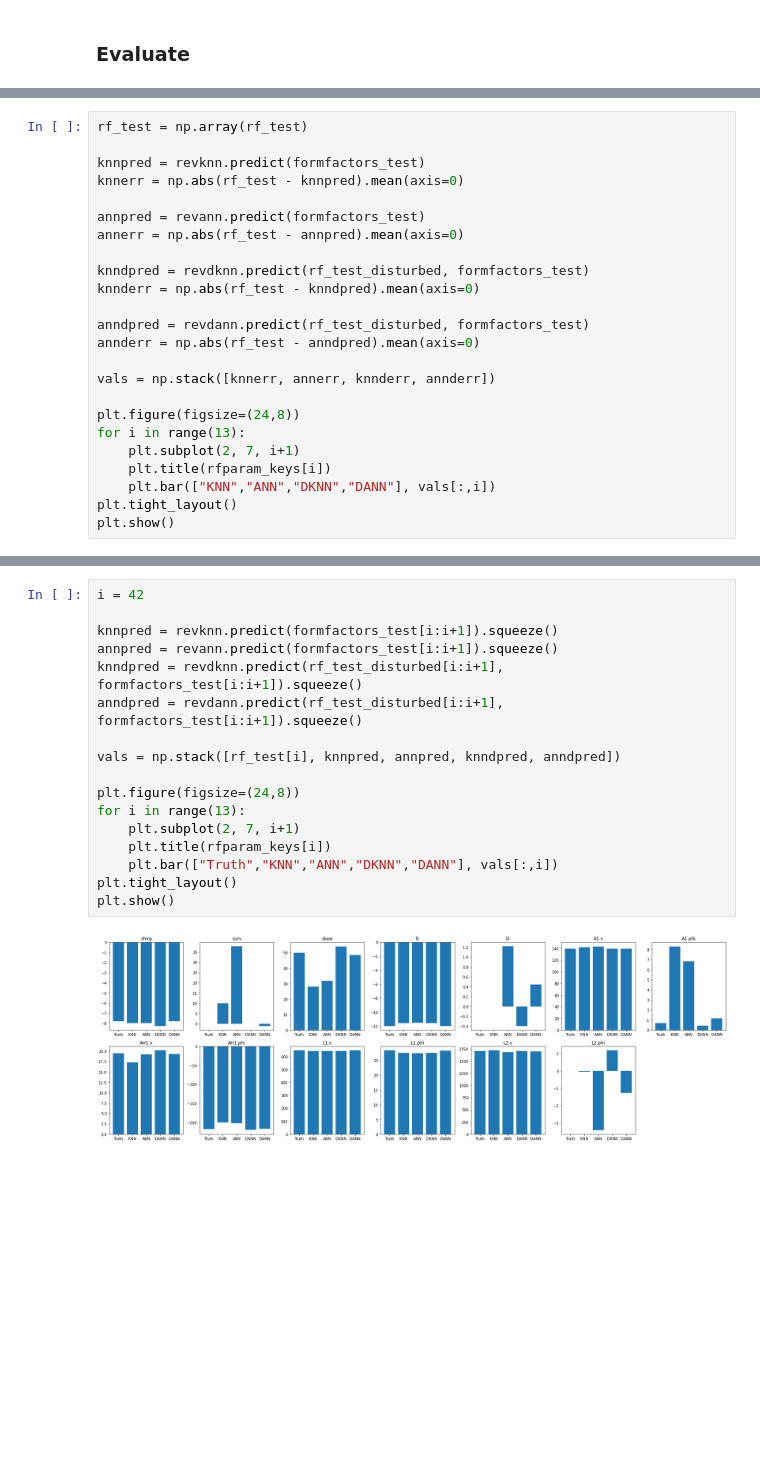
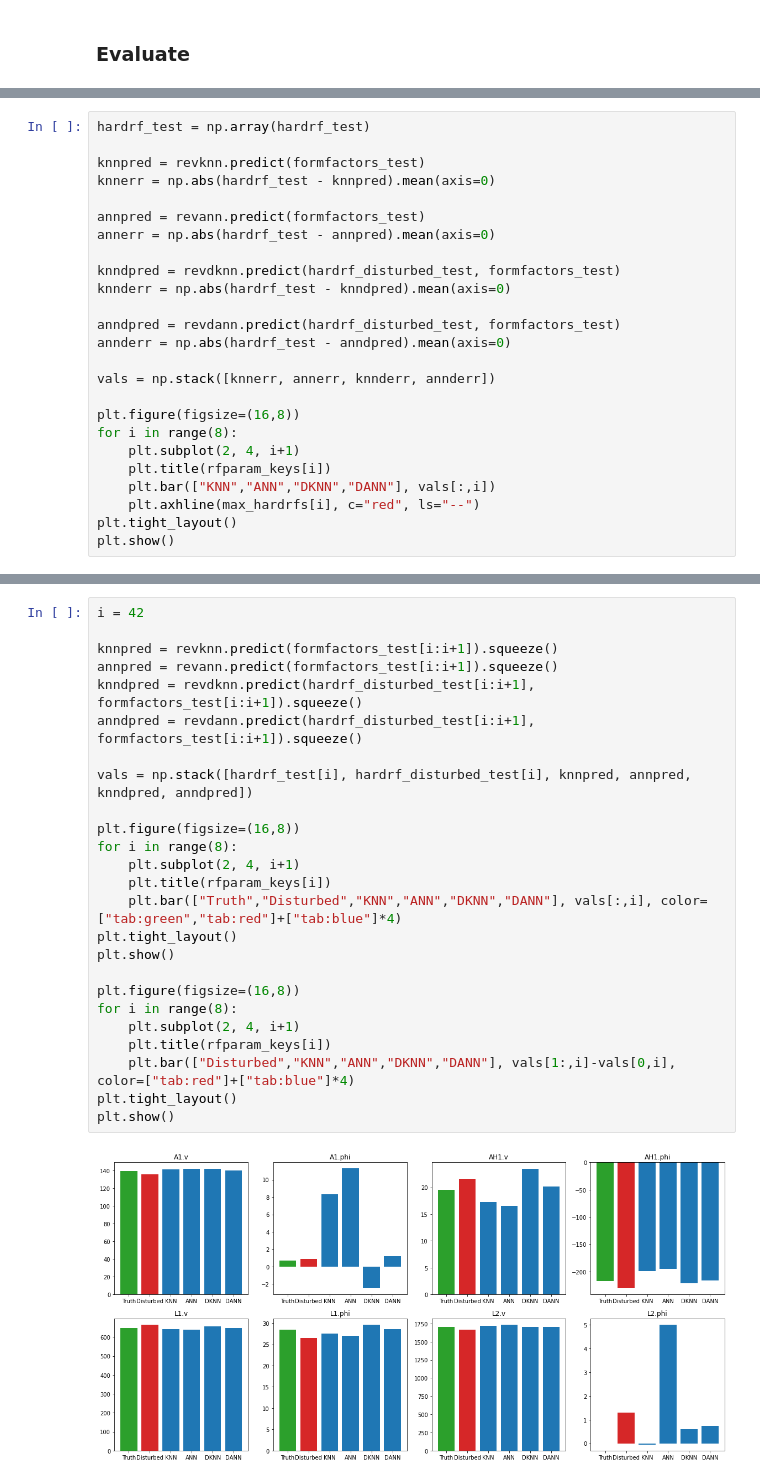
Before and after one commit to jank324/spectral-vd-euxfel, a Jupyter notebook: reverse.ipynb, the cells around one changed output, grey strips where cells are left out. Drawn from its saved outputs; the diff is of its cells as text; blank space fills up the shorter version.

```diff
--- a/reverse.ipynb
+++ b/reverse.ipynb
@@ -131,25 +140,26 @@ rfparam_keys = ["chirp", "curv", "skew", "l1", "l2", "A1.v", "A1.phi", "AH1.v",
 # %%
-rf_test = np.array(rf_test)
+hardrf_test = np.array(hardrf_test)
 
 knnpred = revknn.predict(formfactors_test)
-knnerr = np.abs(rf_test - knnpred).mean(axis=0)
+knnerr = np.abs(hardrf_test - knnpred).mean(axis=0)
 
 annpred = revann.predict(formfactors_test)
-annerr = np.abs(rf_test - annpred).mean(axis=0)
+annerr = np.abs(hardrf_test - annpred).mean(axis=0)
 
-knndpred = revdknn.predict(rf_test_disturbed, formfactors_test)
-knnderr = np.abs(rf_test - knndpred).mean(axis=0)
+knndpred = revdknn.predict(hardrf_disturbed_test, formfactors_test)
+knnderr = np.abs(hardrf_test - knndpred).mean(axis=0)
 
-anndpred = revdann.predict(rf_test_disturbed, formfactors_test)
-annderr = np.abs(rf_test - anndpred).mean(axis=0)
+anndpred = revdann.predict(hardrf_disturbed_test, formfactors_test)
+annderr = np.abs(hardrf_test - anndpred).mean(axis=0)
 
 vals = np.stack([knnerr, annerr, knnderr, annderr])
 
-plt.figure(figsize=(24,8))
-for i in range(13):
-    plt.subplot(2, 7, i+1)
+plt.figure(figsize=(16,8))
+for i in range(8):
+    plt.subplot(2, 4, i+1)
     plt.title(rfparam_keys[i])
     plt.bar(["KNN","ANN","DKNN","DANN"], vals[:,i])
+    plt.axhline(max_hardrfs[i], c="red", ls="--")
 plt.tight_layout()
 plt.show()
 # %% [output]
@@ -176,19 +195,27 @@ plt.show()
 # %%
 i = 42
 
 knnpred = revknn.predict(formfactors_test[i:i+1]).squeeze()
 annpred = revann.predict(formfactors_test[i:i+1]).squeeze()
-knndpred = revdknn.predict(rf_test_disturbed[i:i+1], formfactors_test[i:i+1]).squeeze()
-anndpred = revdann.predict(rf_test_disturbed[i:i+1], formfactors_test[i:i+1]).squeeze()
+knndpred = revdknn.predict(hardrf_disturbed_test[i:i+1], formfactors_test[i:i+1]).squeeze()
+anndpred = revdann.predict(hardrf_disturbed_test[i:i+1], formfactors_test[i:i+1]).squeeze()
 
-vals = np.stack([rf_test[i], knnpred, annpred, knndpred, anndpred])
+vals = np.stack([hardrf_test[i], hardrf_disturbed_test[i], knnpred, annpred, knndpred, anndpred])
 
-plt.figure(figsize=(24,8))
-for i in range(13):
-    plt.subplot(2, 7, i+1)
+plt.figure(figsize=(16,8))
+for i in range(8):
+    plt.subplot(2, 4, i+1)
     plt.title(rfparam_keys[i])
-    plt.bar(["Truth","KNN","ANN","DKNN","DANN"], vals[:,i])
+    plt.bar(["Truth","Disturbed","KNN","ANN","DKNN","DANN"], vals[:,i], color=["tab:green","tab:red"]+["tab:blue"]*4)
 plt.tight_layout()
 plt.show()
+
+plt.figure(figsize=(16,8))
+for i in range(8):
+    plt.subplot(2, 4, i+1)
+    plt.title(rfparam_keys[i])
+    plt.bar(["Disturbed","KNN","ANN","DKNN","DANN"], vals[1:,i]-vals[0,i], color=["tab:red"]+["tab:blue"]*4)
+plt.tight_layout()
+plt.show()
 # %% [output]
-[figure, old version]
+[figure, new version]
```
Also changed, not shown: parts of 9 cells of this notebook, 1 other file.
